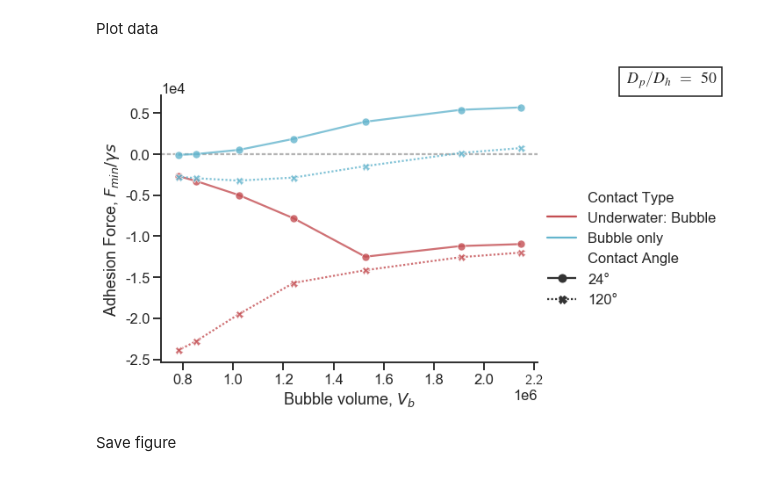
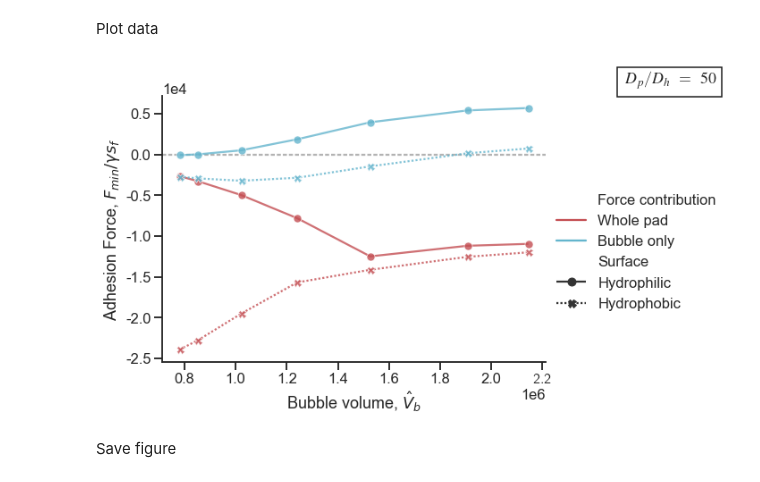
Before and after one commit to PranavSudersan/paper-underwater_adhesion, a Jupyter notebook: plot codes/Insect adhesion paper figures.ipynb, the cells around one changed output. Saved outputs shown, nothing was run; the diff lists cells and outputs as text; code cells hidden in the pictures.

```diff
--- a/plot codes/Insect adhesion paper figures.ipynb
+++ b/plot codes/Insect adhesion paper figures.ipynb
@@ -495,7 +531,7 @@ ax = sns.relplot(data=data_grouped,
                  facet_kws={"legend_out": True})
 
 (ax.map(plt.axhline, y=0, color=".7", dashes=(2, 1), zorder=0)
-     .set_axis_labels("Distance, d/s", r"Force, $F/\gamma s$")
+     .set_axis_labels("Distance, $d/s_f$", r"Force, $F/\gamma s_f$")
   .tight_layout(w_pad=0))
 
 fig = ax.fig
@@ -537,5 +573,11 @@ ax.fig.add_artist(anc)
 #format plot
 ax.fig.set_size_inches(*fig_size)
 
+#replace titles in order left to right
+titles = ['Hydrophilic', 'Hydrophobic']
+axes = ax.axes.flatten()
+for i, ax1 in enumerate(axes):
+    ax1.set_title(titles[i])
+
 plt.show()
 # %% [output]
@@ -641,7 +690,7 @@ ax = sns.relplot(data=data_grouped,
 
 (ax.map(plt.axhline, y=0, color=".7", dashes=(2, 1), zorder=0)
      .set_axis_labels(r'Hair diameter, $D_h$',
-                      r"Force, $F/\gamma$")
+                      r"Adhesion Force, $F_{min}/\gamma$")
   .tight_layout(w_pad=0))
 
 fig = ax.fig
@@ -681,5 +730,11 @@ ax.fig.add_artist(anc)
 #format plot
 ax.fig.set_size_inches(*fig_size)
 
+#replace titles in order left to right
+titles = ['Hydrophilic', 'Hydrophobic']
+axes = ax.axes.flatten()
+for i, ax1 in enumerate(axes):
+    ax1.set_title(titles[i])
+
 plt.show()
 # %% [output]
@@ -704,7 +759,11 @@ modelData = pd.read_excel(dataPath, engine = 'openpyxl') # Load dataset
 # %% [markdown]
 Data clean
 # %%
-column_list = list(modelData.columns)
+# modelData.rename(columns = {'Air': 'In air',
+#                                    'Underwater: Bubble': 'Underwater: bubble',
+#                                    'Underwater: Wet': 'Underwater: no bubble'},
+#                  inplace = True)
+
 
 #force variables in data (used to convert data to long form)
 force_vars = ['Force_hair_air', 'Force_hair_water', 'Force (hair)',
@@ -712,7 +771,7 @@ force_vars = ['Force_hair_air', 'Force_hair_water', 'Force (hair)',
 #forces to include in plot
 force_order = ['Underwater: Bubble', 'Bubble only']#['Air','Underwater: Wet','Underwater: Bubble','Bubble only']
 
-group_param = ['Contact Type', 'Contact Angle', 'θ-fa', 'θ-fw',
+group_param = ['Contact Type', 'Contact Angle', 'Surface', 'θ-fa', 'θ-fw',
                'D_p/D_h', 'a_b', 'a_f', 'Fluid data file',
                'Bubble data file']
 fixed_param = {'D_p/D_h' : [50]} #fixed parameters in order of textbox display
@@ -731,12 +790,16 @@ fixed_param_text = r' \\ '.join([latex_map[x] + '&=&' +
 
 
 #include degree sign to contact angle
-modelData['Contact Angle'] = modelData['Contact Angle'].astype(str) + '°'
+# modelData['Contact Angle'] = modelData['Contact Angle'].astype(str) + '°'
+#type of surface
+modelData['Surface'] = modelData['Contact Angle'].map({24:'Hydrophilic',
+                                                       120:'Hydrophobic'})
 
 #filter data based on fixed parameters
 for param in fixed_param.keys():
     modelData = modelData[modelData[param].isin(fixed_param[param])]
 
+column_list = list(modelData.columns)
 #reshape force data into long form based on force_vars
 id_vars_list = [x for x in column_list if x not in force_vars]
 data_reshaped = pd.melt(modelData,
@@ -770,8 +833,8 @@ ax = sns.relplot(data=data_grouped,
                  y = "Force",
                  hue = "Contact Type",
                  hue_order = force_order,
-                 style = "Contact Angle",
-                 style_order = ['24°','120°'],
+                 style = "Surface",
+                 style_order = ['Hydrophilic','Hydrophobic'],
                  palette= color_list,
                  kind = 'line',
                  markers = True,
@@ -780,7 +843,8 @@ ax = sns.relplot(data=data_grouped,
                  facet_kws={"legend_out": True})
 
 (ax.map(plt.axhline, y=0, color=".7", dashes=(2, 1), zorder=0)
-     .set_axis_labels(r'Bubble volume, $V_b$', r"Adhesion Force, $F_{min}/\gamma s$")
+     .set_axis_labels(r'Bubble volume, $\hat{V}_b$',
+                      r"Adhesion Force, $F_{min}/\gamma s_f$")
   .tight_layout(w_pad=0))
 
 fig = ax.fig
@@ -799,38 +863,43 @@ fig.tight_layout()
 
 leg = plt.legend(handles, labels, ncol = col_num,
                  framealpha = 0)
+
+legend_map = {'Contact Type': 'Force contribution',
+              'Underwater: Bubble': 'Whole pad'}
 #rename legend text based on latex_map
 for text in leg.texts:
     if text.get_text() in latex_map.keys():
         text.set_text('$' + latex_map[text.get_text()] + '$')
+    if text.get_text() in legend_map.keys():
+        text.set_text(legend_map[text.get_text()])
 
 leg_bbox = leg.get_tightbbox(fig.canvas.get_renderer())
 x0, y0, w, h = leg_bbox.inverse_transformed(fig.transFigure).bounds
 
 bbox = (-w, -h, 1 + 2 * w, 1 +  2 * h)
 leg.set_bbox_to_anchor(bbox, transform = fig.transFigure)
 leg._loc = 7 #legend location SET
 
 #draw textbox of fixed parameters UNCOMMENT THIS
 rc('font',**{'serif':['Times']})
 rc('text', usetex=True)
 
 ##r"\frac{D}{d}&=&50\\ \phi_b&=&0.5"
 text = r"\begin{eqnarray*}" + fixed_param_text + r"\end{eqnarray*}"
 anc = AnchoredText(text, loc="upper right", frameon=True,
                    bbox_to_anchor= (1+w, 1),
                    bbox_transform=ax.fig.transFigure)
 ##anc.patch.set_alpha(0)
 ##anc.patch.set_edgecolor('k')
 ax.fig.add_artist(anc)
 
 #format plot
 ax.fig.set_size_inches(*fig_size)
 
 
 plt.show()
 # %% [output]
-[figure, old version]
+[figure, new version]
 # %% [markdown]
 Save figure
 # %%
```
Also changed, not shown: parts of 29 cells of this notebook, 20 other files.
